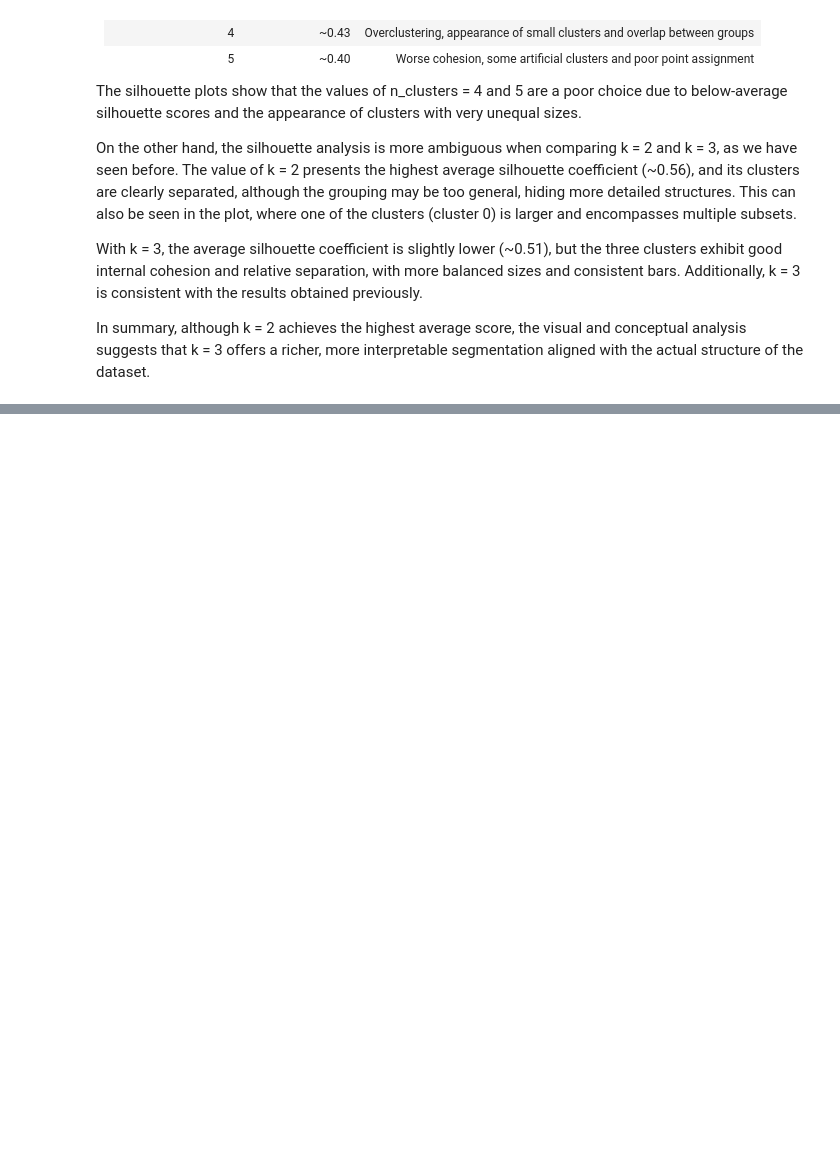
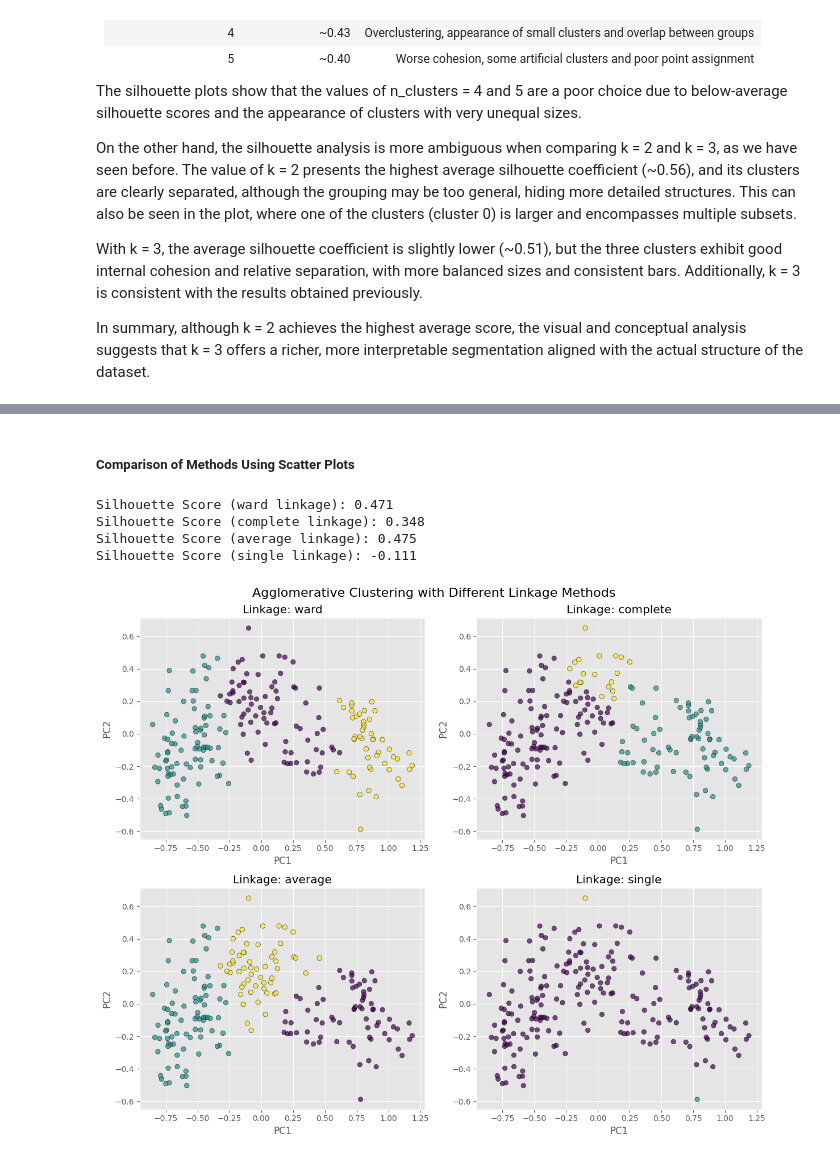
Before and after one commit to CarlosBravoGarran/ML-Seed-Clustering, a Jupyter notebook: Seed_Clustering.ipynb, the cells around one changed output, grey strips where cells are left out. Drawn from its saved outputs; the diff is of its cells as text; code cells hidden in the pictures; blank space fills up the shorter version.

Commit message:
Add hierarchical clustering method

```diff
--- a/Seed_Clustering.ipynb
+++ b/Seed_Clustering.ipynb
@@ -369,0 +414,34 @@ In summary, although k = 2 achieves the highest average score, the visual and co
+# %% [markdown]
+##### **Comparison of Methods Using Scatter Plots**
+# %%
+linkage_methods = ['ward', 'complete', 'average', 'single']
+
+fig, axes = plt.subplots(2, 2, figsize=(12, 10))
+axes = axes.flatten()
+
+for i, method in enumerate(linkage_methods):
+    # Ward sólo admite distancia euclídea
+    if method == 'ward':
+        model = AgglomerativeClustering(n_clusters=3, linkage=method)
+    else:
+        model = AgglomerativeClustering(n_clusters=3, linkage=method, metric='euclidean')
+
+    y_pred = model.fit_predict(X_final_pca)
+    score = silhouette_score(X_final_pca, y_pred)
+    print(f"Silhouette Score ({method} linkage): {score:.3f}")
+
+    axes[i].scatter(X_final_pca[:, 0], X_final_pca[:, 1], c=y_pred, cmap='viridis', edgecolor='k', alpha=0.7)
+    axes[i].set_title(f'Linkage: {method}')
+    axes[i].set_xlabel('PC1')
+    axes[i].set_ylabel('PC2')
+    axes[i].grid(True)
+
+plt.suptitle('Agglomerative Clustering with Different Linkage Methods', fontsize=16)
+plt.tight_layout()
+plt.show()
+# %% [output]
+Silhouette Score (ward linkage): 0.471
+Silhouette Score (complete linkage): 0.348
+Silhouette Score (average linkage): 0.475
+Silhouette Score (single linkage): -0.111
+[figure, added]
```
Also changed, not shown: parts of 31 cells of this notebook.
